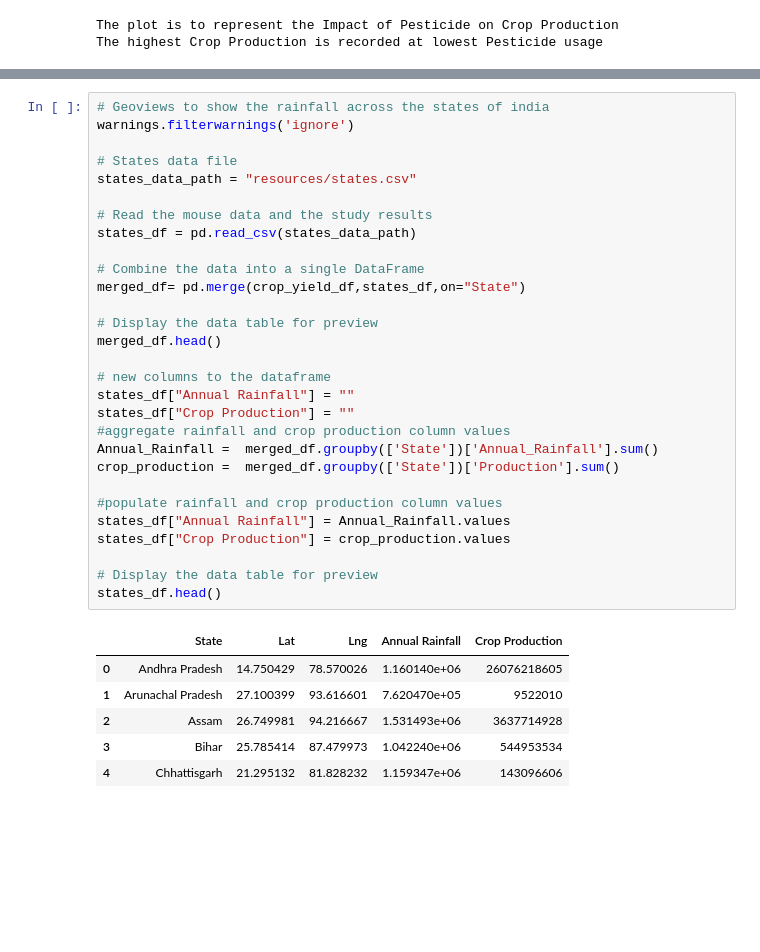
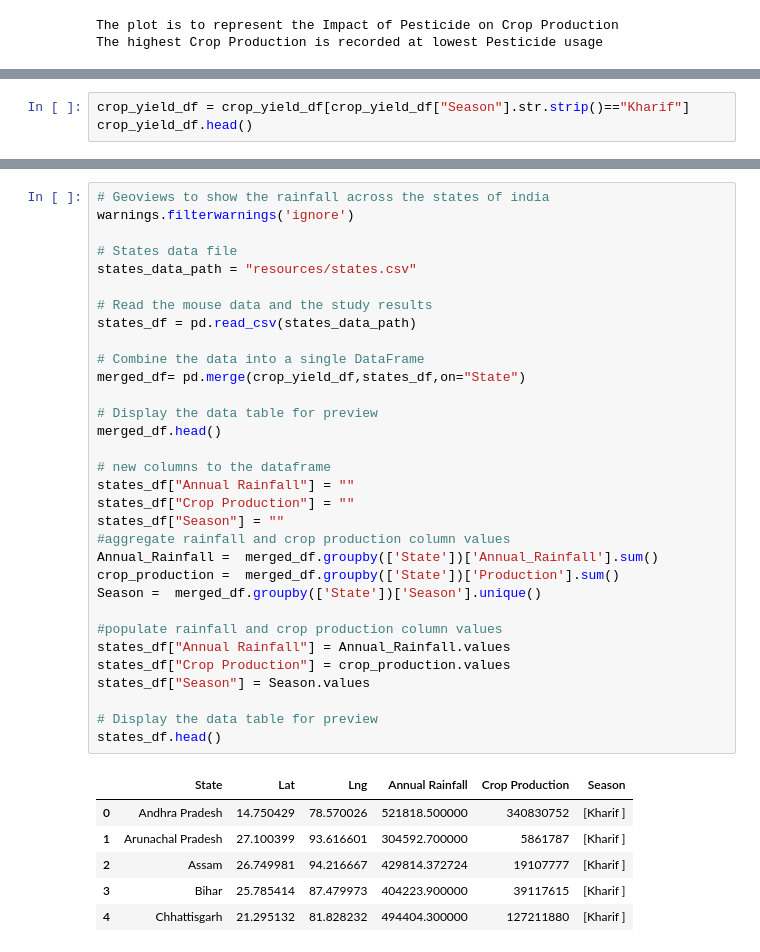
Before and after one commit to falconpunch082/da_bc-proj1, a Jupyter notebook: india_crop_yield.ipynb, the cells around one changed output, grey strips where cells are left out. Saved outputs shown, nothing was run; the diff lists cells and outputs as text; blank space fills up the shorter version.

```diff
--- a/india_crop_yield.ipynb
+++ b/india_crop_yield.ipynb
@@ -327,0 +349,3 @@ The highest Crop Production is recorded at lowest Pesticide usage
+# %%
+crop_yield_df = crop_yield_df[crop_yield_df["Season"].str.strip()=="Kharif"]
+crop_yield_df.head()
@@ -328,38 +359,41 @@ The highest Crop Production is recorded at lowest Pesticide usage
 # %%
 # Geoviews to show the rainfall across the states of india
 warnings.filterwarnings('ignore')
 
 # States data file
 states_data_path = "resources/states.csv"
 
 # Read the mouse data and the study results
 states_df = pd.read_csv(states_data_path)
 
 # Combine the data into a single DataFrame
 merged_df= pd.merge(crop_yield_df,states_df,on="State")
 
 # Display the data table for preview
 merged_df.head()
 
 # new columns to the dataframe
 states_df["Annual Rainfall"] = ""
 states_df["Crop Production"] = ""
+states_df["Season"] = ""
 #aggregate rainfall and crop production column values
 Annual_Rainfall =  merged_df.groupby(['State'])['Annual_Rainfall'].sum()
 crop_production =  merged_df.groupby(['State'])['Production'].sum()
+Season =  merged_df.groupby(['State'])['Season'].unique()
 
 #populate rainfall and crop production column values
 states_df["Annual Rainfall"] = Annual_Rainfall.values
 states_df["Crop Production"] = crop_production.values
+states_df["Season"] = Season.values
 
 # Display the data table for preview
 states_df.head()
 # %% [output]
-|  | State | Lat | Lng | Annual Rainfall | Crop Production |
-| 0 | Andhra Pradesh | 14.750429 | 78.570026 | 1.160140e+06 | 26076218605 |
-| 1 | Arunachal Pradesh | 27.100399 | 93.616601 | 7.620470e+05 | 9522010 |
-| 2 | Assam | 26.749981 | 94.216667 | 1.531493e+06 | 3637714928 |
-| 3 | Bihar | 25.785414 | 87.479973 | 1.042240e+06 | 544953534 |
-| 4 | Chhattisgarh | 21.295132 | 81.828232 | 1.159347e+06 | 143096606 |
+|  | State | Lat | Lng | Annual Rainfall | Crop Production | Season |
+| 0 | Andhra Pradesh | 14.750429 | 78.570026 | 521818.500000 | 340830752 | [Kharif ] |
+| 1 | Arunachal Pradesh | 27.100399 | 93.616601 | 304592.700000 | 5861787 | [Kharif ] |
+| 2 | Assam | 26.749981 | 94.216667 | 429814.372724 | 19107777 | [Kharif ] |
+| 3 | Bihar | 25.785414 | 87.479973 | 404223.900000 | 39117615 | [Kharif ] |
+| 4 | Chhattisgarh | 21.295132 | 81.828232 | 494404.300000 | 127211880 | [Kharif ] |
 # %%
 plot_map_1= states_df.hvplot.points("Lng","Lat",geo=True,tiles="OSM",frame_width=700,frame_height=500,
```
Also changed, not shown: parts of 9 cells of this notebook, 1 other file.
